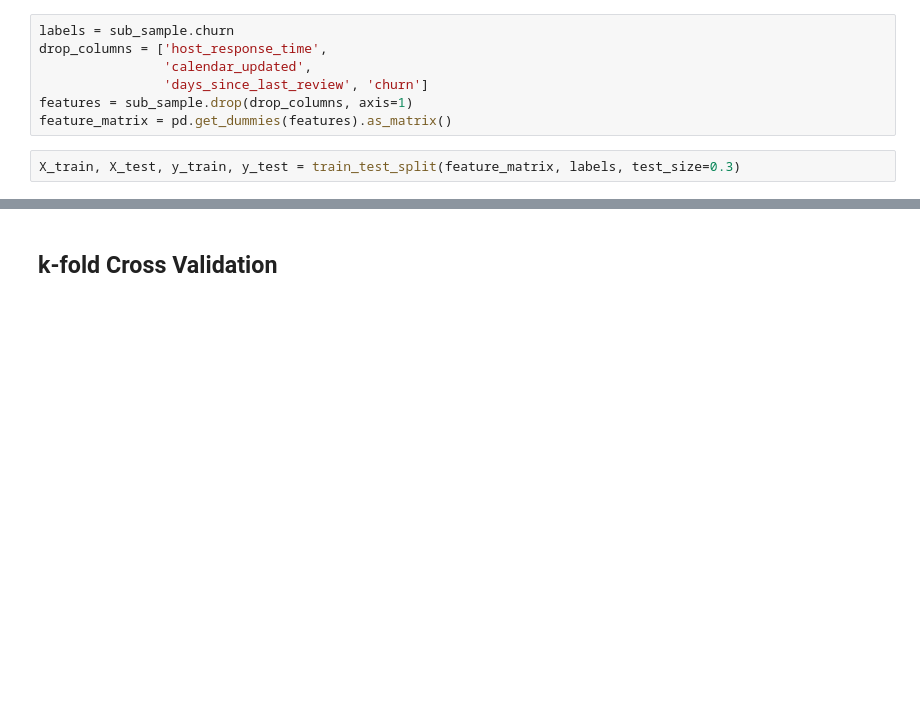
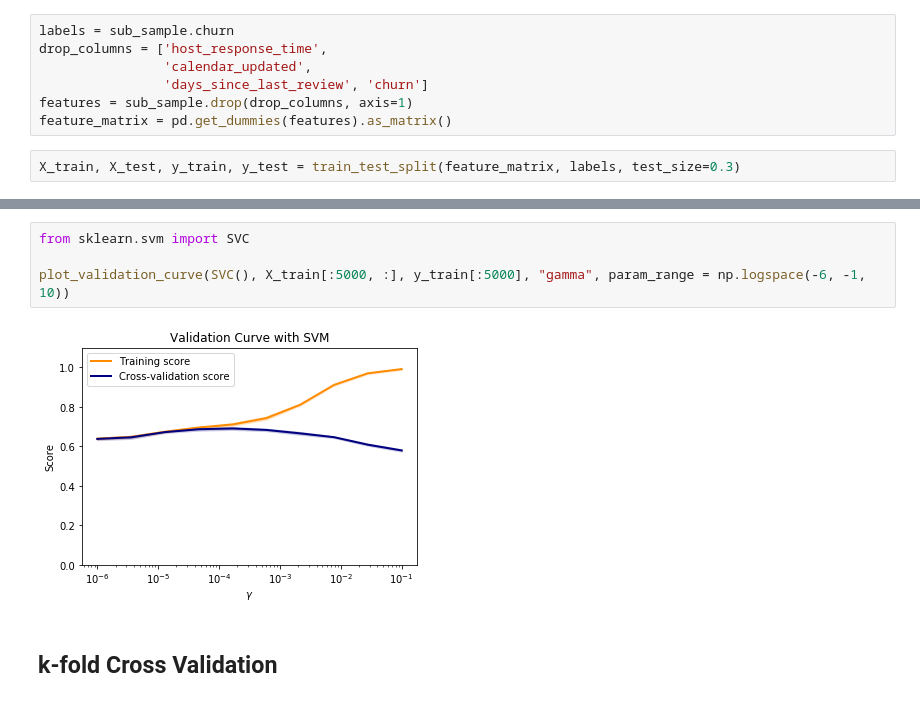
Before and after one commit to hyphaebeast/debugging-data-science, a Jupyter notebook: notebooks/airbnb_churn-part1.ipynb, the cells around one changed output, grey strips where cells are left out. Saved outputs shown, nothing was run; the diff lists cells and outputs as text; blank space fills up the shorter version.

```diff
--- a/notebooks/airbnb_churn-part1.ipynb
+++ b/notebooks/airbnb_churn-part1.ipynb
@@ -171,3 +204,9 @@ Training took 29 iterations, since this is less than 100 it has converged
+# %%
+from sklearn.svm import SVC
+
+plot_validation_curve(SVC(), X_train[:5000, :], y_train[:5000], "gamma", param_range = np.logspace(-6, -1, 10))
+# %% [output]
+[figure, added]
 # %% [markdown]
 ## k-fold Cross Validation
 # %%
```
Also changed, not shown: parts of 8 cells of this notebook.
